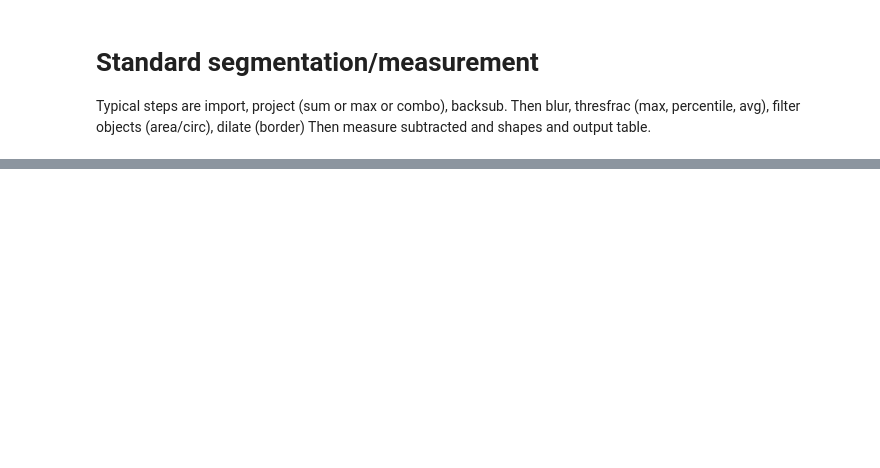
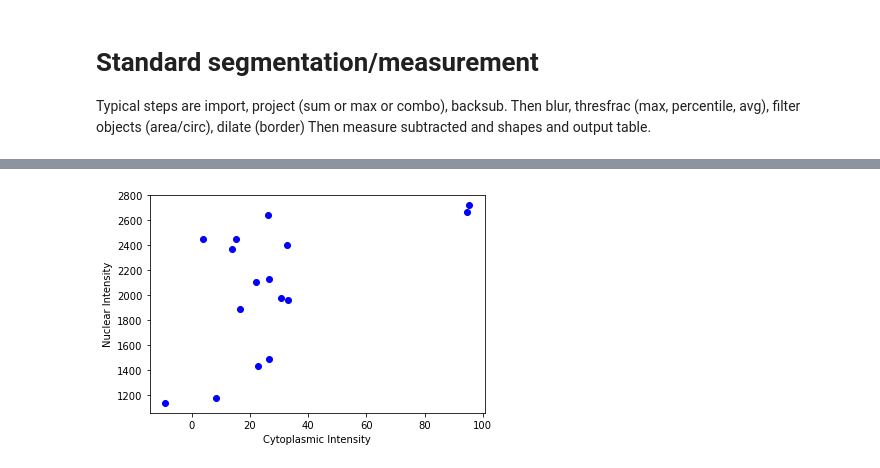
Before and after one commit to jayunruh/napari-IP-workflow, a Jupyter notebook: src/napari_ip_workflow/_tests/standard_segmentation.ipynb, the cells around one changed output, grey strips where cells are left out. Drawn from its saved outputs; the diff is of its cells as text; code cells hidden in the pictures; blank space fills up the shorter version.

```diff
--- a/src/napari_ip_workflow/_tests/standard_segmentation.ipynb
+++ b/src/napari_ip_workflow/_tests/standard_segmentation.ipynb
@@ -97,0 +53,4 @@ def findNuclei(nucimg,smstd,threshfrac,threshstat='Max',threshpercentile=99.0,mi
+# %%
+#measure the nuclei in the second channel
+measdf=ipf.getMeasurement(img[1],seglabels,[miny,minx],statfunc='Avg',getareas=True)
+measdf.head()
@@ -97,0 +64,3 @@ def findNuclei(nucimg,smstd,threshfrac,threshstat='Max',threshpercentile=99.0,mi
+# %%
+cytodf=ipf.getMeasurement(img[1],cytolabels,[miny,minx],statfunc='Avg',getareas=True)
+cytodf.head()
@@ -97,0 +74,7 @@ def findNuclei(nucimg,smstd,threshfrac,threshstat='Max',threshpercentile=99.0,mi
+# %%
+plt.plot(cytodf['stat'],measdf['stat'],'bo')
+plt.xlabel('Cytoplasmic Intensity')
+plt.ylabel('Nuclear Intensity')
+plt.show()
+# %% [output]
+[figure, added]
```
Also changed, not shown: parts of 10 cells of this notebook, 7 other files.
